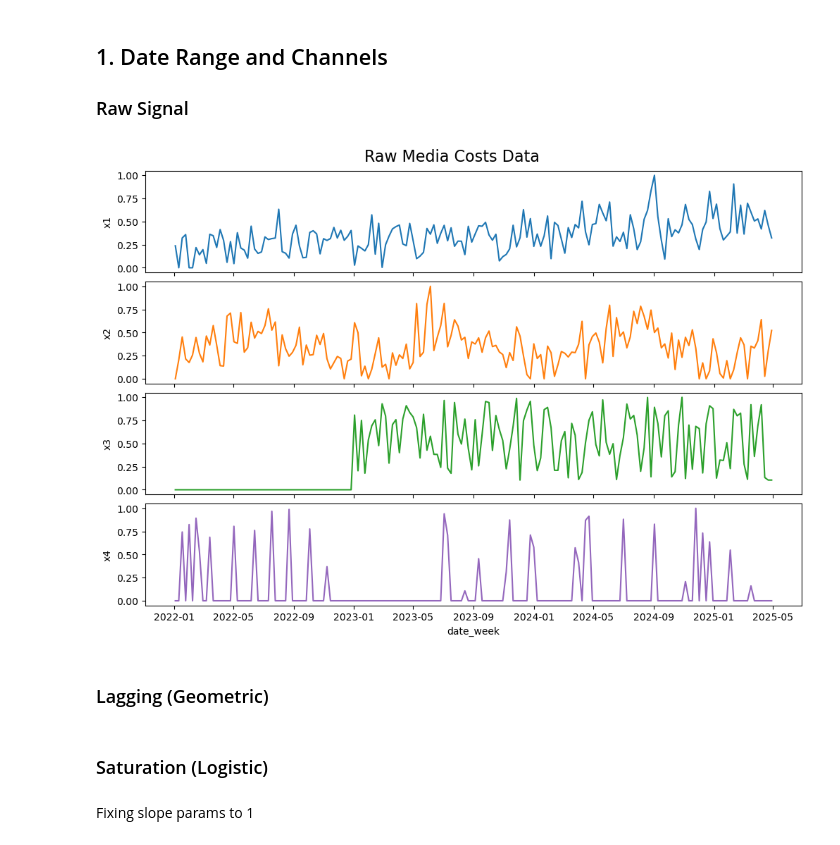
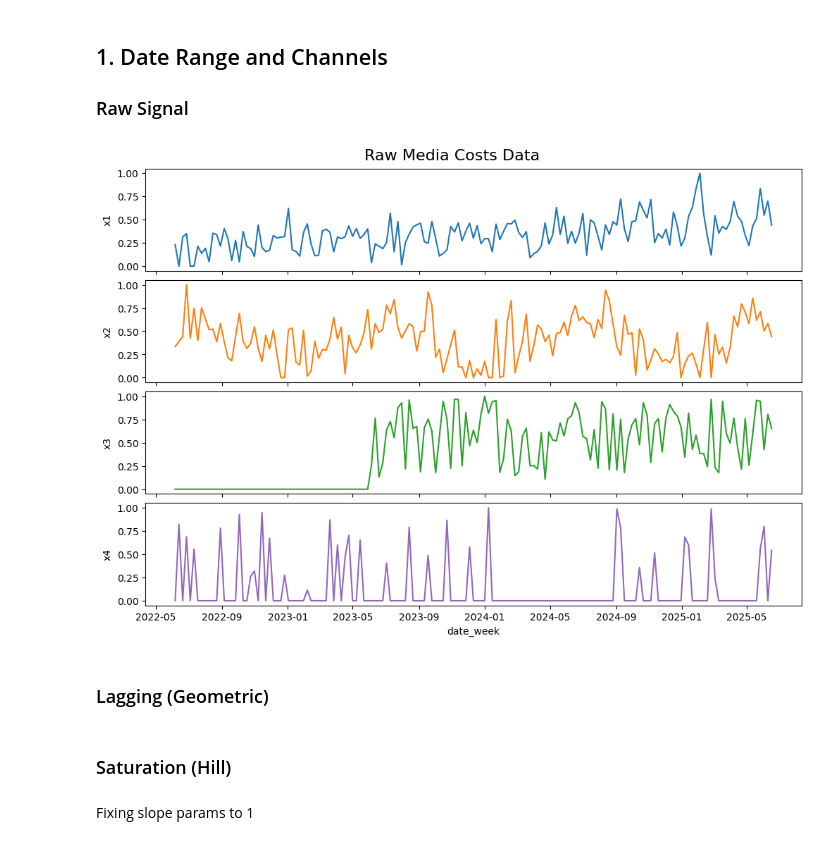
Before and after one commit to pymc-labs/mmm-param-recovery, a Jupyter notebook: data.ipynb, the cells around one changed output. Saved outputs shown, nothing was run; the diff lists cells and outputs as text; code cells hidden in the pictures.

```diff
--- a/data.ipynb
+++ b/data.ipynb
@@ -46,8 +36,8 @@ rng = np.random.default_rng(42)
 
 ### 1. Date Range ###
 # Define the start and end dates
-start_date = "2022-01-03"
-end_date = datetime.today().strftime("%Y-%m-%d")
+start_date = "2022-06-06"
+end_date = "2025-06-16"
 
 # Generate a DataFrame with weekly dates
 df = pd.DataFrame(
@@ -75,35 +65,35 @@ x3 = np.zeros(n, dtype=int)
 x3[52:] = rng.integers(low=1000, high=10000, size=n - 52)
 
 # x4: On/Off channel (rarely on)
 on_off_pattern = rng.choice([0, 1], size=n, p=[0.8, 0.2])  # Rarely on
 x4 = on_off_pattern * rng.integers(low=1000, high=10000, size=n)
 
 # Assign the channels to the DataFrame
 df["x1"] = x1
 df["x2"] = x2
 df["x3"] = x3
 df["x4"] = x4
 
 # Scaling
 scaler = MinMaxScaler()
 
-# Selecting specific columns to scale
+# Selecting columns to scale
 columns_to_scale = ['x1', 'x2', 'x3', 'x4']
 
 # Applying MinMaxScaler to selected columns
 df[columns_to_scale] = scaler.fit_transform(df[columns_to_scale])
 
 fig, ax = plt.subplots(
     nrows=4, ncols=1, figsize=(10, 7), sharex=True, sharey=True, layout="constrained"
 )
 sns.lineplot(x="date_week", y="x1", data=df, color="C0", ax=ax[0])
 sns.lineplot(x="date_week", y="x2", data=df, color="C1", ax=ax[1])
 sns.lineplot(x="date_week", y="x3", data=df, color="C2", ax=ax[2])
 sns.lineplot(x="date_week", y="x4", data=df, color="C4", ax=ax[3])
 ax[1].set(xlabel="date")
 fig.suptitle("Raw Media Costs Data", fontsize=16);
 # %% [output]
-[figure, old version]
+[figure, new version]
 # %% [markdown]
 ### Lagging (Geometric)
 # %%
@@ -137,7 +127,7 @@ df["x4_adstock"] = (
     .flatten()
 )
 # %% [markdown]
-### Saturation (Logistic)
+### Saturation (Hill)
 # %% [markdown]
 Fixing slope params to 1
 # %%
```
Also changed, not shown: parts of 16 cells of this notebook, 2 other files.
